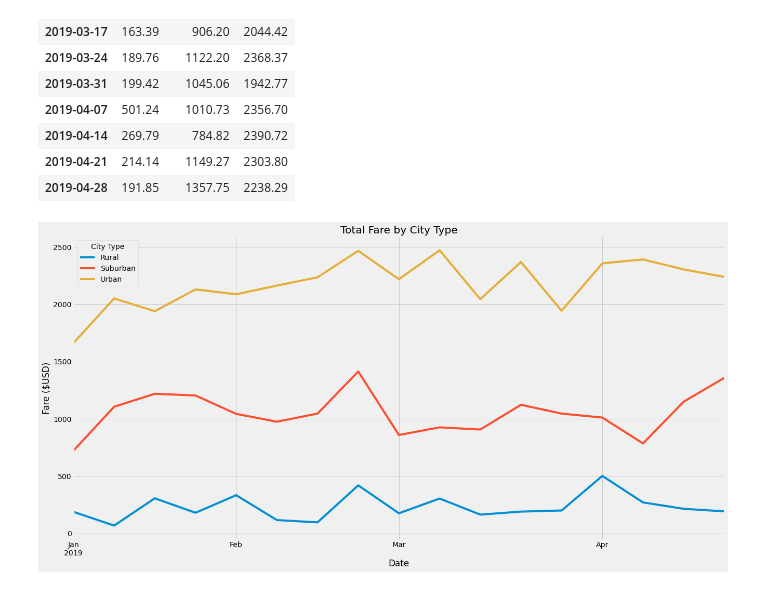
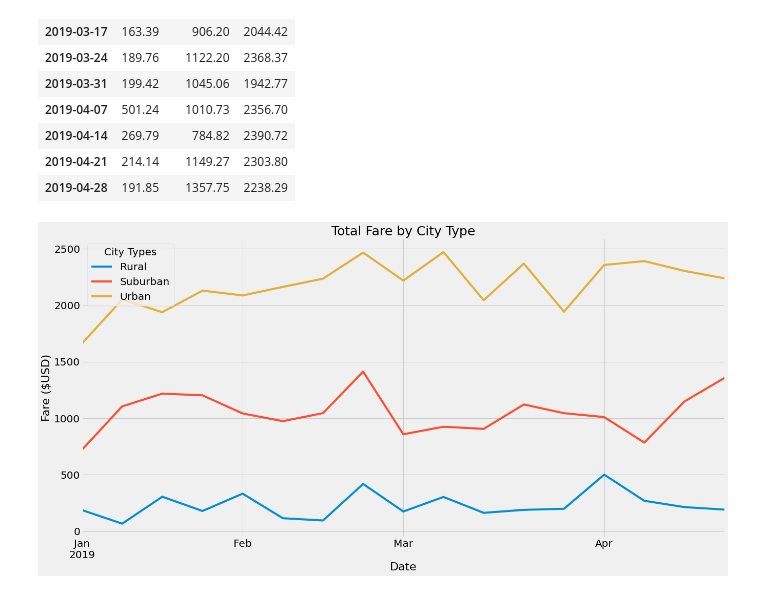
Before and after one commit to shayna-UT/PyBer_Analysis, a Jupyter notebook: PyBer_Challenge.ipynb, the cells around one changed output. Saved outputs shown, nothing was run; the diff lists cells and outputs as text; code cells hidden in the pictures.

Commit message:
updated challenge plot format

```diff
--- a/PyBer_Challenge.ipynb
+++ b/PyBer_Challenge.ipynb
@@ -346,14 +346,20 @@ JanToApril_weekly_df
 # %%
 # Use the FiveThirtyEight graph style
 plt.style.use('fivethirtyeight')
 # Plot the JanToApril_weekly_df DataFrame
 JanToApril_weekly_df.plot.line(figsize=(20, 10))
 # Include title and axis labels
-plt.ylabel('Fare ($USD)')
-plt.title('Total Fare by City Type')
+plt.xlabel('Date', fontsize=22)
+plt.ylabel('Fare ($USD)', fontsize=22)
+plt.title('Total Fare by City Type', fontsize=25)
+plt.xticks(fontsize=20)
+plt.yticks(fontsize=20)
+# Create a legend
+lgnd = plt.legend(fontsize="20", loc="best", title="City Types")
+lgnd.get_title().set_fontsize(20)
 # Save plot
 plt.savefig("analysis_challenge/Fig2.png")
 # Show plot
 plt.show()
 # %% [output]
-[figure, old version]
+[figure, new version]
```
Also changed, not shown: 4 other files.
